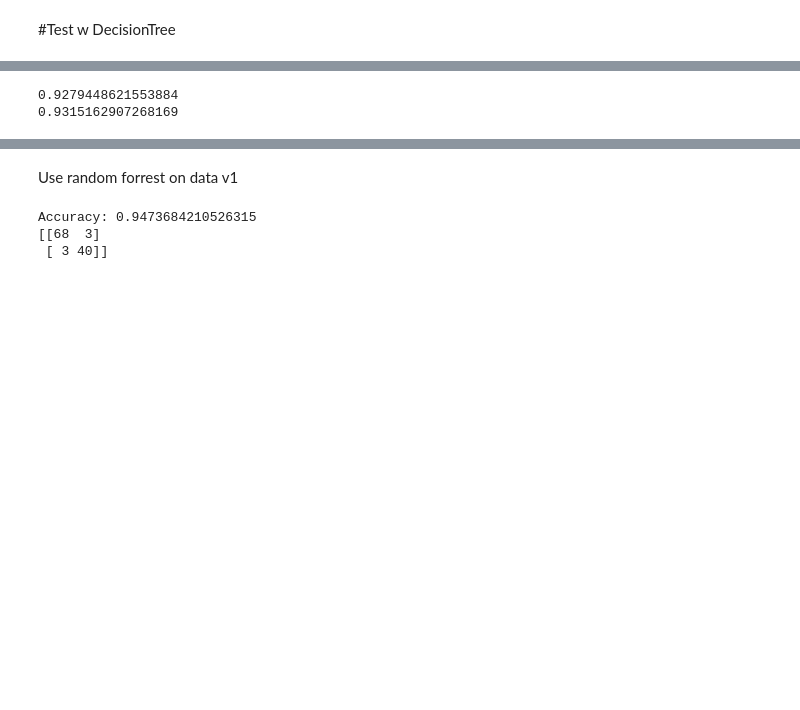
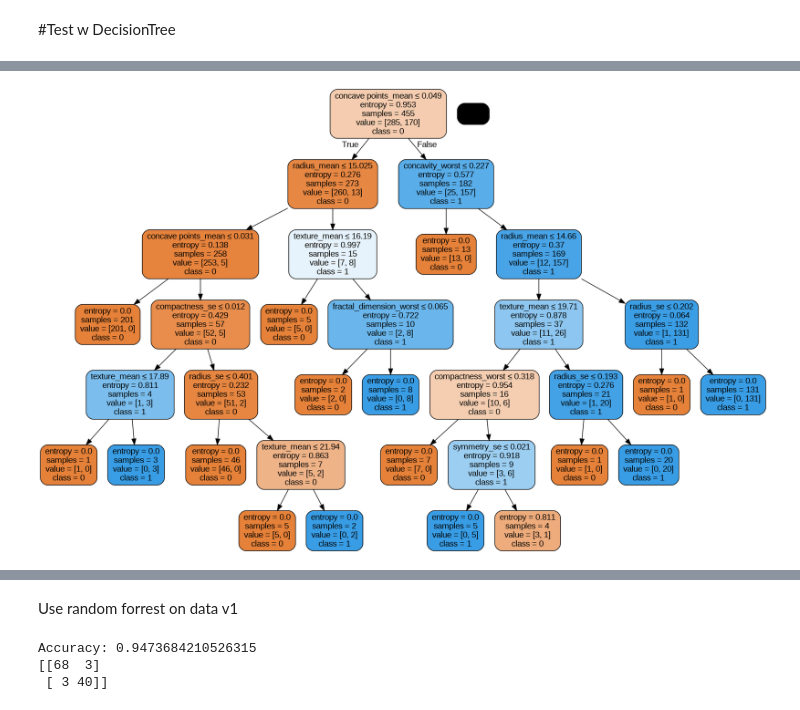
Before and after one commit to tugcegulsanusta/machine-learning-project, a Jupyter notebook: machine_learning.ipynb, the cells around one changed output, grey strips where cells are left out. Drawn from its saved outputs; the diff is of its cells as text; code cells hidden in the pictures; blank space fills up the shorter version.

```diff
--- a/machine_learning.ipynb
+++ b/machine_learning.ipynb
@@ -142,14 +144,16 @@ Accuracy:  0.8947368421052632
 # %%
-#visualize desicion tree
+#visualize first desicion tree
 from six import StringIO
 from IPython.display import Image
 from sklearn.tree import export_graphviz
 import pydotplus
 
 dot_data = StringIO()
-export_graphviz(clf, out_file=dot_data,
+export_graphviz(clf1, out_file=dot_data,
                 filled=True, rounded=True,
-                special_characters=True, feature_names = feature_cols, class_names=['0','1'])
+                special_characters=True, feature_names = feature_cols1, class_names=['0','1'])
 graph = pydotplus.graph_from_dot_data(dot_data.getvalue())
 graph.write_png('breast_cancer.png')
 Image(graph.create_png())
+# %% [output]
+[figure, added]
@@ -164,10 +159,0 @@ def crossval_calculator(scores):
-# %%
-k_folds = KFold(n_splits = 10)
-scores1 = cross_val_score(clf, x_v1, y, cv= k_folds )
-scores2 = cross_val_score(clf, x_v2, y, cv= k_folds )
-
-print(crossval_calculator(scores1))
-print(crossval_calculator(scores2))
-# %% [output]
-0.9279448621553884
-0.9315162907268169
```
Also changed, not shown: parts of 10 cells of this notebook.
